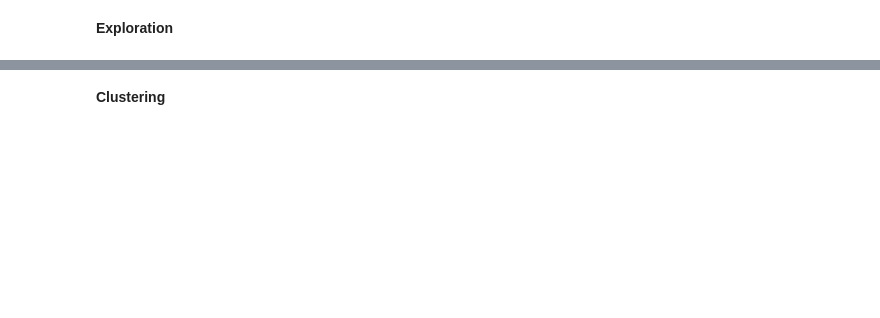
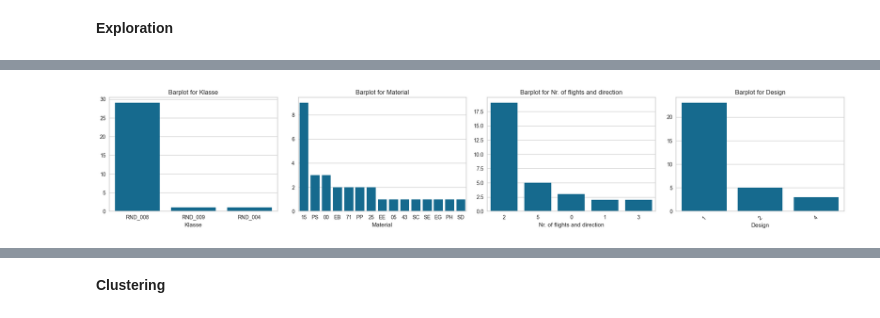
Before and after one commit to bunnekas/prevelop, a Jupyter notebook: notebooks/prevelop_capicard.ipynb, the cells around one changed output, grey strips where cells are left out. Cells and saved outputs as stored; diff of their text form; code cells hidden in the pictures; blank space fills up the shorter version.

```diff
--- a/notebooks/prevelop_capicard.ipynb
+++ b/notebooks/prevelop_capicard.ipynb
@@ -169,0 +75,5 @@ exploration.boxplots(data, num_colums)
+# %%
+# show parallel_coordinates_plot of data
+exploration.barplots(data, cat_columns)
+# %% [output]
+[figure, added]
```
Also changed, not shown: parts of 32 cells of this notebook, 20 other files.
